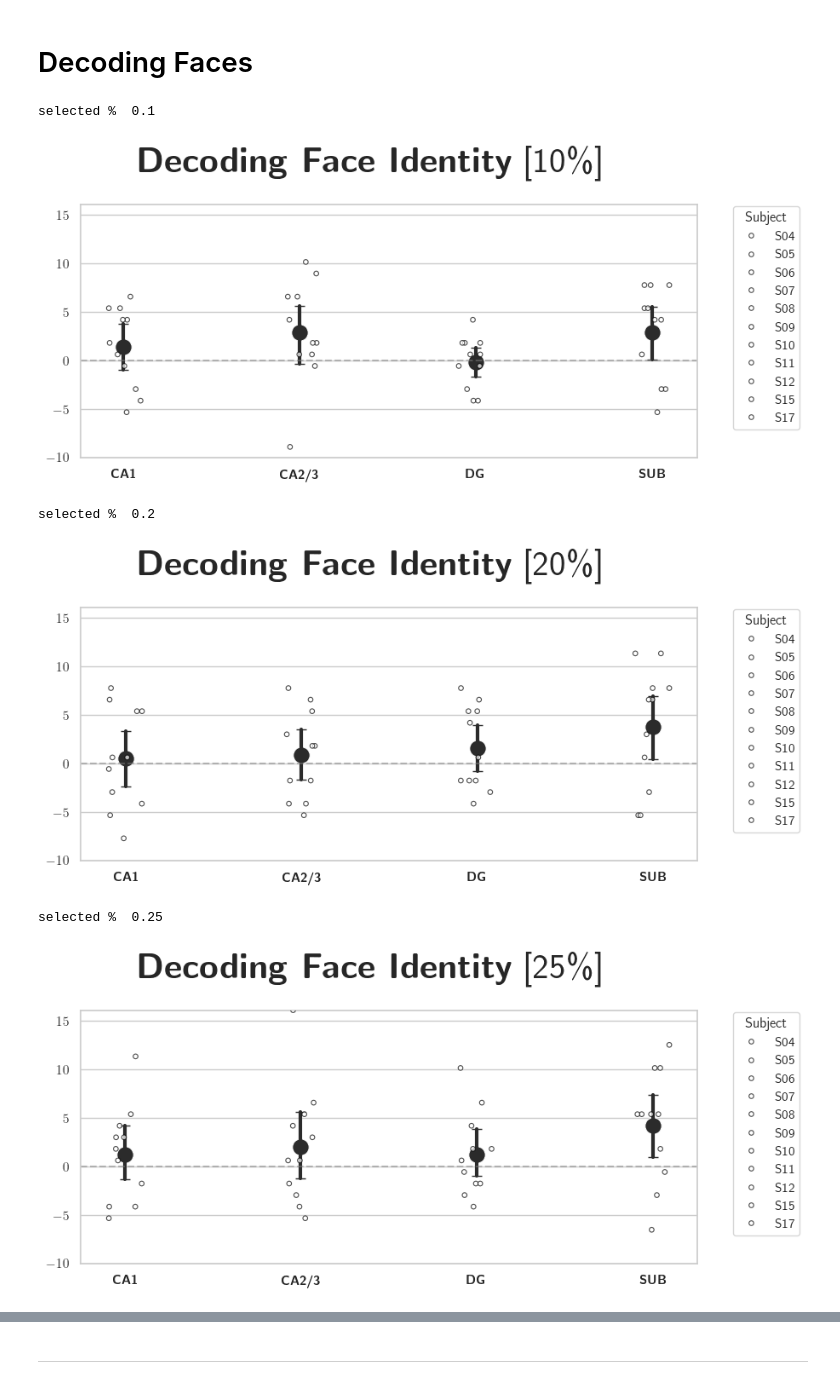
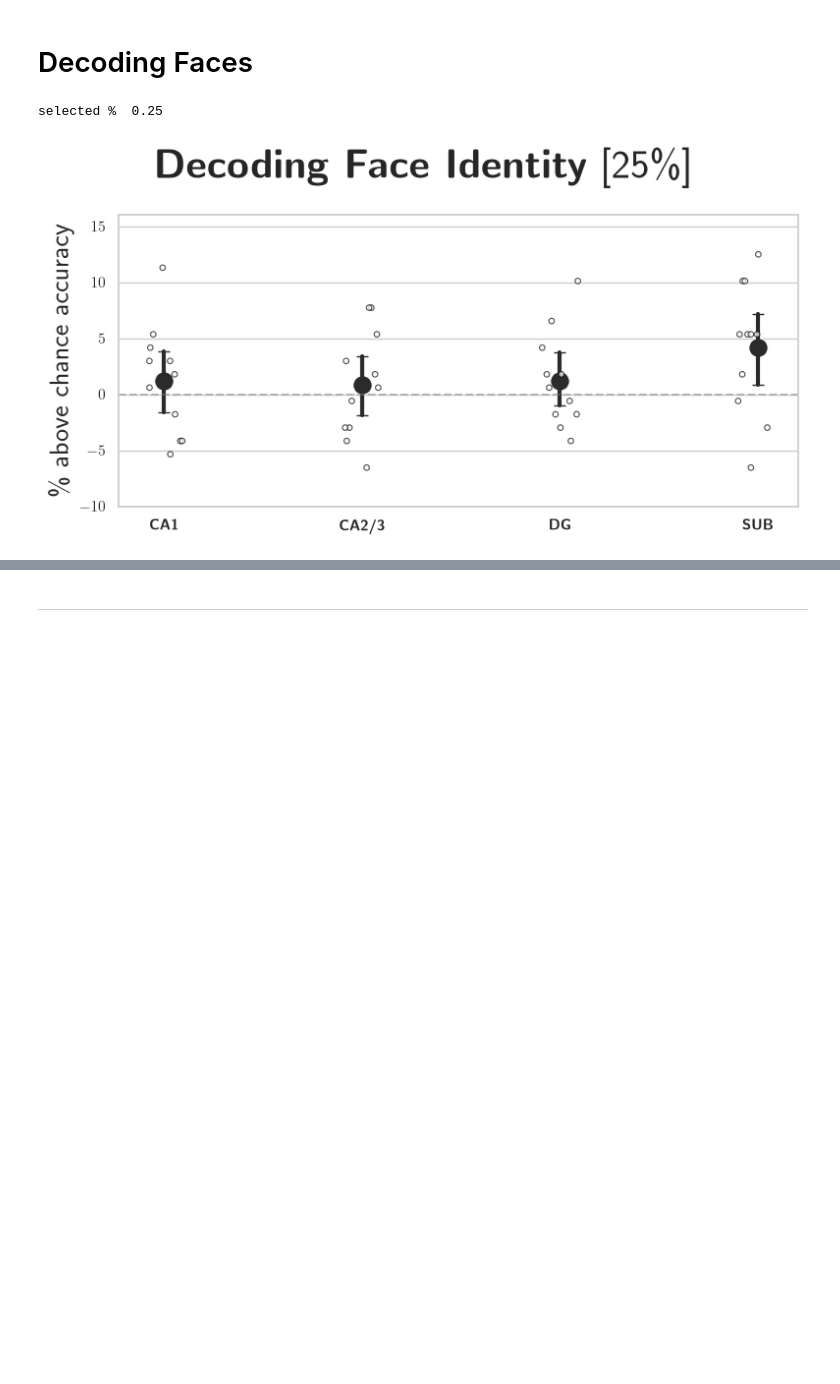
Before and after one commit to mesoScopic-Computational-AuditioN-lab/ResearchProjects, a Jupyter notebook: finalized/AssociativeLearning/analysis/Hippocampus_Decoding_revision1.ipynb, the cells around one changed output, grey strips where cells are left out. Drawn from its saved outputs; the diff is of its cells as text; code cells hidden in the pictures; blank space fills up the shorter version.

Commit message:
fixed supplementary face decoding check

```diff
--- a/finalized/AssociativeLearning/analysis/Hippocampus_Decoding_revision1.ipynb
+++ b/finalized/AssociativeLearning/analysis/Hippocampus_Decoding_revision1.ipynb
@@ -627,11 +627,11 @@ from sklearn.preprocessing import LabelEncoder
 # %%
 regions = ['CA1', 'CA23', 'DG', 'SUB']
 
-for feature_percentage in [0.1, 0.2, .25, .30, 0.5, 1.]:
+for feature_percentage in [.25]:
 
     print('selected % ', feature_percentage)
 
-    all_acc_unpredictable = {}
+    all_acc_random = {}
     loop_r = tqdm(regions, leave=False)
     for region in loop_r:
         loop_r.set_description_str(region)
@@ -645,7 +645,7 @@ for feature_percentage in [0.1, 0.2, .25, .30, 0.5, 1.]:
                 df_betas = fat.preprocess_betas(
                     subject,
                     pd.concat([
-                        fat.get_betas(sid=subject, region='CA1', hemisphere='both', dropna=True),
+                        fat.get_betas(sid=subject, region='CA2', hemisphere='both', dropna=True),
                         fat.get_betas(sid=subject, region='CA3', hemisphere='both', dropna=True)]),
                     stimulus_type='sound',
                     normalization_method=None,
@@ -679,49 +679,42 @@ for feature_percentage in [0.1, 0.2, .25, .30, 0.5, 1.]:
     palette = sns.color_palette('Grays')
 
     pvals_tvs0 = np.array([stats.non_parametric_permutation_ttest(np.array(decoding_results_random[region]), popmean=1/8) for region in list(decoding_results_random.keys())])
     reject, p_corrected = fdrcorrection(pvals_tvs0)
     stars = viz.pvals2stars(p_corrected)
 
     for idx in range(len(regions)):
         if stars[idx] != 'ns':
             axis.text(idx, 12.5, stars[idx], ha='center', va='bottom', color='k', weight='bold', fontsize=30)
     decoding_results_shifted_random = {k:(np.array(v)-1/8)*100 for k,v in decoding_results_random.items()}
     res = pd.DataFrame(decoding_results_shifted_random).reset_index(names='Subject')
     res['Subject'] = res['Subject'].astype(str)
     res = res.melt(var_name="x", value_name="y", id_vars='Subject')
     hue_order = sorted(res["Subject"].unique())
 
     sns.stripplot(data=res, x='x', y='y', hue='Subject', hue_order=hue_order, palette=['white']*11, ax=axis, dodge=False, jitter=0.1, size=4, alpha=0.7, edgecolor='black', linewidth=0.8)
     # sns.stripplot(data=res, x='x', y='y', hue='Subject', hue_order=hue_order, size=8, palette='viridis', ax=axis)
     sns.lineplot(data=res, x="x", y="y", errorbar=('ci', 95), marker='o', linestyle='', err_style='bars', markersize=14, err_kws={'capsize':4, 'linewidth':3}, c=palette[-1], ax=axis)
 
     axis.set_ylim([-10, 16])
     axis.set_xticks(range(len(regions)), [r'$\textbf{CA1}$', r'$\textbf{CA2/3}$', r'$\textbf{DG}$', r'$\textbf{SUB}$'])
-    if test_idx==0:
-        axis.set_ylabel(r'\% above chance accuracy', fontsize=20, fontweight='bold')
-    else:
-        axis.set_ylabel(r'', fontsize=20, fontweight='bold')
+    axis.set_ylabel(r'\% above chance accuracy', fontsize=20, fontweight='bold')
     axis.set_xlabel('')
     axis.axhline(y=0.0, c='gray', linestyle='--', alpha=0.5)
 
     axis.get_legend().remove()
 
-    handles, labels = ax[1].get_legend_handles_labels()
-    fig.legend(
-        handles,
-        subjects,
-        loc="center left",
-        bbox_to_anchor=(1.02, 0.5),
-        title="Subject",
-    )
+    # handles, labels = axis.get_legend_handles_labels()
+    # fig.legend(
+    #     handles,
+    #     subjects,
+    #     loc="center left",
+    #     bbox_to_anchor=(1.02, 0.5),
+    #     title="Subject",
+    # )
     plt.suptitle(r'$\textbf{Decoding Face Identity}$' + f' [{int(100*feature_percentage)}'+'\%]', fontsize=30)
     plt.tight_layout()
-    plt.savefig(f'./results/predictability_hippocampus_{feature_percentage}_faces.png', dpi=300)
+    plt.savefig(f'./predictability_hippocampus_{feature_percentage}_faces.png', dpi=300)
     plt.show()
 # %% [output]
-selected %  0.1
+selected %  0.25
-[figure, old version]
+[figure, new version]
-selected %  0.2
-[figure, removed]
-selected %  0.25
-[figure, removed]
```
Also changed, not shown: parts of 2 cells of this notebook.
